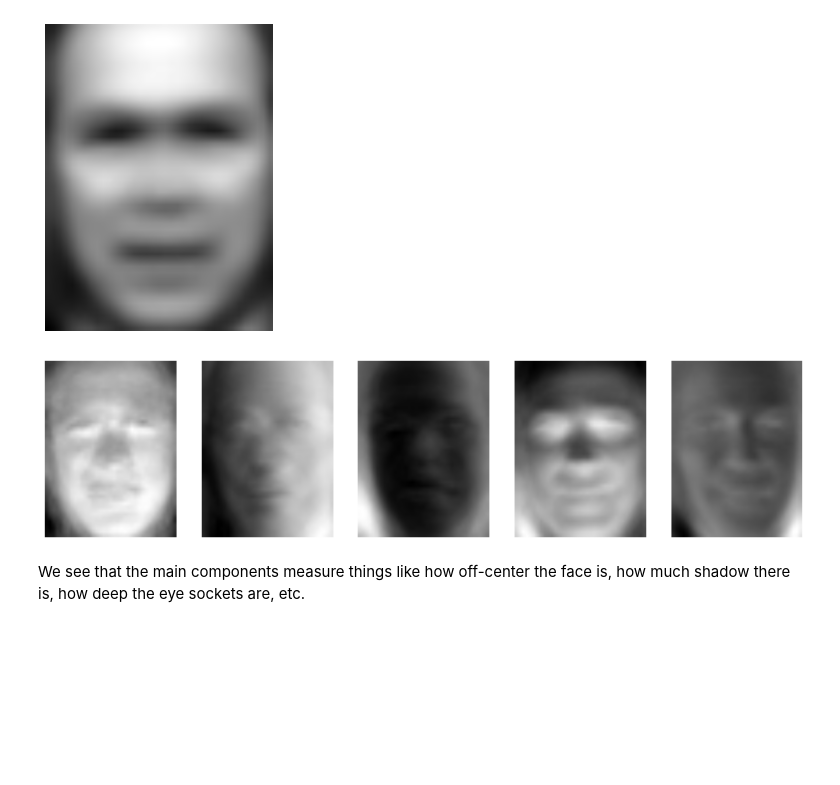
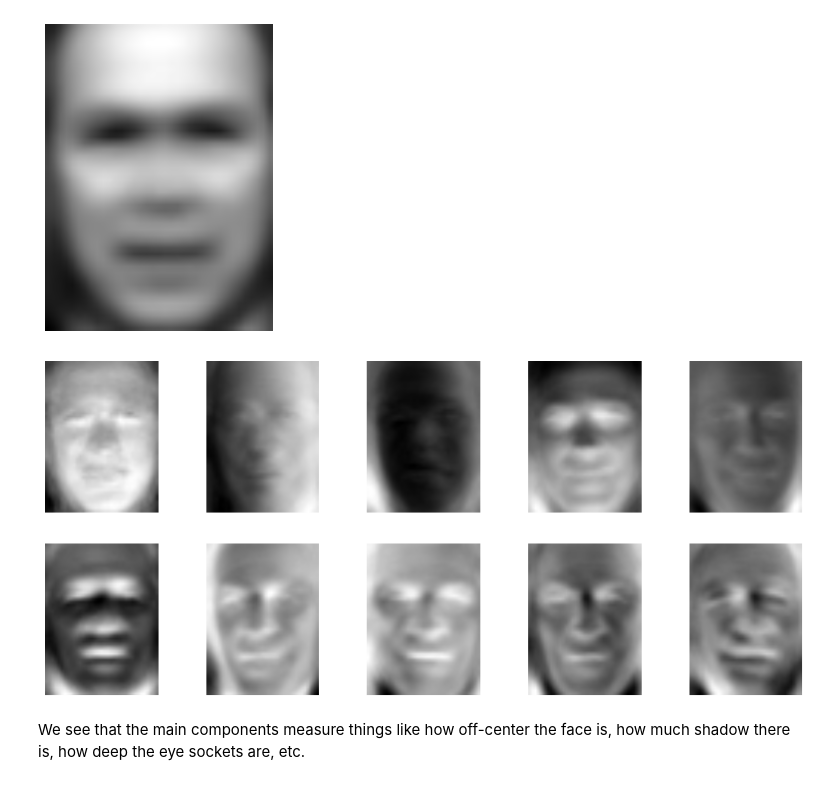
Before and after one commit to jakevdp/OsloWorkshop2014, a Jupyter notebook: notebooks/solutions/Solution-04.4.ipynb, the cells around one changed output. Cells and saved outputs as stored; diff of their text form; code cells hidden in the pictures; blank space fills up the shorter version.

```diff
--- a/notebooks/solutions/Solution-04.4.ipynb
+++ b/notebooks/solutions/Solution-04.4.ipynb
@@ -66,13 +66,13 @@ plt.imshow(pca.mean_.reshape(imshape), cmap='binary_r');
 # %% [output]
 [figure]
 # %%
-fig, ax = plt.subplots(1, 5, figsize=(14, 6),
+fig, ax = plt.subplots(2, 5, figsize=(14, 6),
                        subplot_kw=dict(xticks=[], yticks=[]))
-for i in range(5):
-    ax[i].imshow(pca.components_[i].reshape(imshape),
-                 cmap='binary_r')
+for i in range(10):
+    ax.flat[i].imshow(pca.components_[i].reshape(imshape),
+                      cmap='binary_r')
 # %% [output]
-[figure, old version]
+[figure, new version]
 # %% [markdown]
 We see that the main components measure things like how off-center the face is, how much shadow there is, how deep the eye sockets are, etc.
 # %% [markdown]
```
